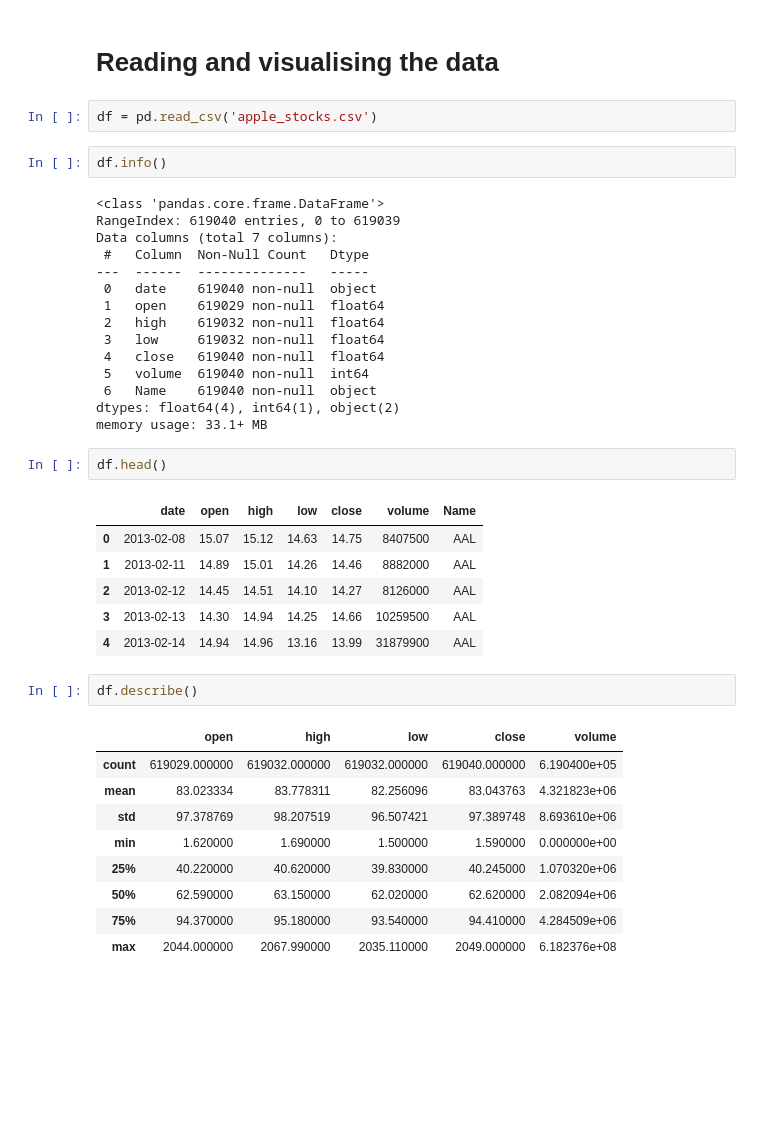
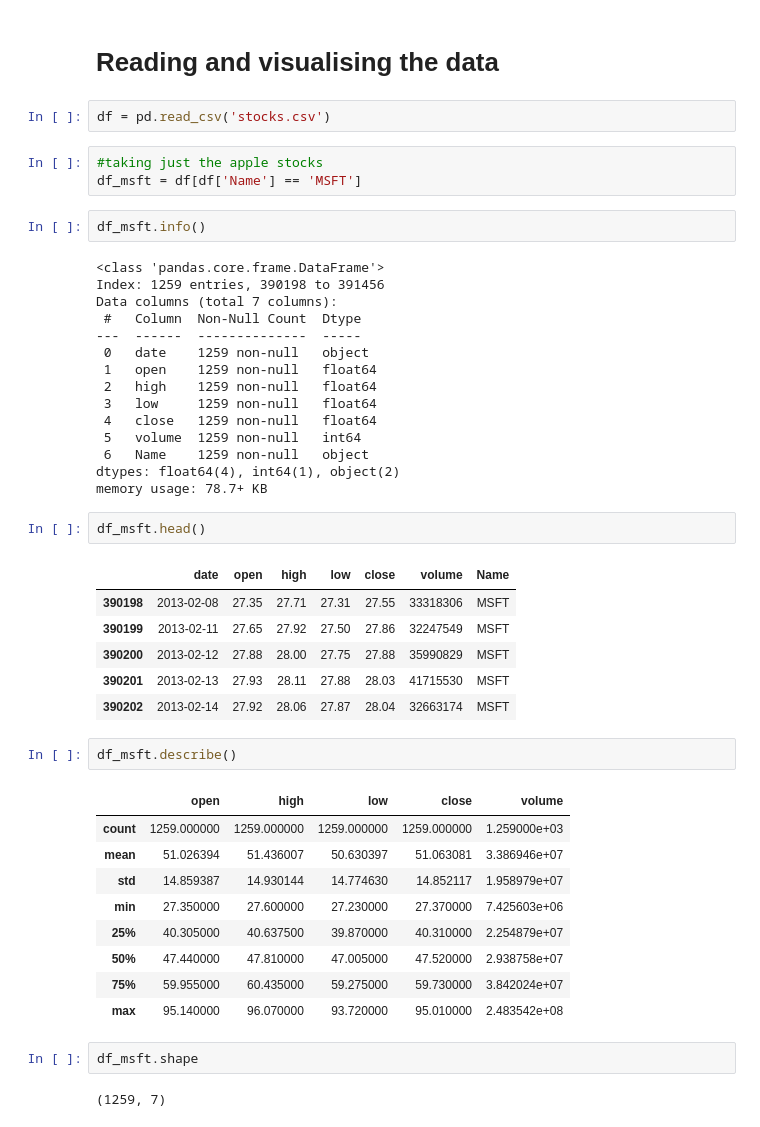
Before and after one commit to iuliatuduce1/market-prediction, a Jupyter notebook: MarketAnalysis.ipynb, the cells around one changed output. Drawn from its saved outputs; the diff is of its cells as text; blank space fills up the shorter version.

```diff
--- a/MarketAnalysis.ipynb
+++ b/MarketAnalysis.ipynb
@@ -11,42 +11,49 @@ import matplotlib.pyplot as plt
 # %% [markdown]
 # Reading and visualising the data
 # %%
-df = pd.read_csv('apple_stocks.csv')
+df = pd.read_csv('stocks.csv')
+# %%
+#taking just the apple stocks
+df_msft = df[df['Name'] == 'MSFT']
 # %%
-df.info()
+df_msft.info()
 # %% [output]
 <class 'pandas.core.frame.DataFrame'>
-RangeIndex: 619040 entries, 0 to 619039
+Index: 1259 entries, 390198 to 391456
 Data columns (total 7 columns):
- #   Column  Non-Null Count   Dtype
----  ------  --------------   -----
- 0   date    619040 non-null  object
- 1   open    619029 non-null  float64
- 2   high    619032 non-null  float64
- 3   low     619032 non-null  float64
- 4   close   619040 non-null  float64
- 5   volume  619040 non-null  int64
- 6   Name    619040 non-null  object
+ #   Column  Non-Null Count  Dtype
+---  ------  --------------  -----
+ 0   date    1259 non-null   object
+ 1   open    1259 non-null   float64
+ 2   high    1259 non-null   float64
+ 3   low     1259 non-null   float64
+ 4   close   1259 non-null   float64
+ 5   volume  1259 non-null   int64
+ 6   Name    1259 non-null   object
 dtypes: float64(4), int64(1), object(2)
-memory usage: 33.1+ MB
+memory usage: 78.7+ KB
 # %%
-df.head()
+df_msft.head()
 # %% [output]
 |  | date | open | high | low | close | volume | Name |
-| 0 | 2013-02-08 | 15.07 | 15.12 | 14.63 | 14.75 | 8407500 | AAL |
-| 1 | 2013-02-11 | 14.89 | 15.01 | 14.26 | 14.46 | 8882000 | AAL |
-| 2 | 2013-02-12 | 14.45 | 14.51 | 14.10 | 14.27 | 8126000 | AAL |
-| 3 | 2013-02-13 | 14.30 | 14.94 | 14.25 | 14.66 | 10259500 | AAL |
-| 4 | 2013-02-14 | 14.94 | 14.96 | 13.16 | 13.99 | 31879900 | AAL |
+| 390198 | 2013-02-08 | 27.35 | 27.71 | 27.31 | 27.55 | 33318306 | MSFT |
+| 390199 | 2013-02-11 | 27.65 | 27.92 | 27.50 | 27.86 | 32247549 | MSFT |
+| 390200 | 2013-02-12 | 27.88 | 28.00 | 27.75 | 27.88 | 35990829 | MSFT |
+| 390201 | 2013-02-13 | 27.93 | 28.11 | 27.88 | 28.03 | 41715530 | MSFT |
+| 390202 | 2013-02-14 | 27.92 | 28.06 | 27.87 | 28.04 | 32663174 | MSFT |
 # %%
-df.describe()
+df_msft.describe()
 # %% [output]
 |  | open | high | low | close | volume |
-| count | 619029.000000 | 619032.000000 | 619032.000000 | 619040.000000 | 6.190400e+05 |
-| mean | 83.023334 | 83.778311 | 82.256096 | 83.043763 | 4.321823e+06 |
-| std | 97.378769 | 98.207519 | 96.507421 | 97.389748 | 8.693610e+06 |
-| min | 1.620000 | 1.690000 | 1.500000 | 1.590000 | 0.000000e+00 |
-| 25% | 40.220000 | 40.620000 | 39.830000 | 40.245000 | 1.070320e+06 |
-| 50% | 62.590000 | 63.150000 | 62.020000 | 62.620000 | 2.082094e+06 |
-| 75% | 94.370000 | 95.180000 | 93.540000 | 94.410000 | 4.284509e+06 |
-| max | 2044.000000 | 2067.990000 | 2035.110000 | 2049.000000 | 6.182376e+08 |
+| count | 1259.000000 | 1259.000000 | 1259.000000 | 1259.000000 | 1.259000e+03 |
+| mean | 51.026394 | 51.436007 | 50.630397 | 51.063081 | 3.386946e+07 |
+| std | 14.859387 | 14.930144 | 14.774630 | 14.852117 | 1.958979e+07 |
+| min | 27.350000 | 27.600000 | 27.230000 | 27.370000 | 7.425603e+06 |
+| 25% | 40.305000 | 40.637500 | 39.870000 | 40.310000 | 2.254879e+07 |
+| 50% | 47.440000 | 47.810000 | 47.005000 | 47.520000 | 2.938758e+07 |
+| 75% | 59.955000 | 60.435000 | 59.275000 | 59.730000 | 3.842024e+07 |
+| max | 95.140000 | 96.070000 | 93.720000 | 95.010000 | 2.483542e+08 |
+# %%
+df_msft.shape
+# %% [output]
+(1259, 7)
```
Also changed, not shown: parts of 25 cells of this notebook, 1 other file.
